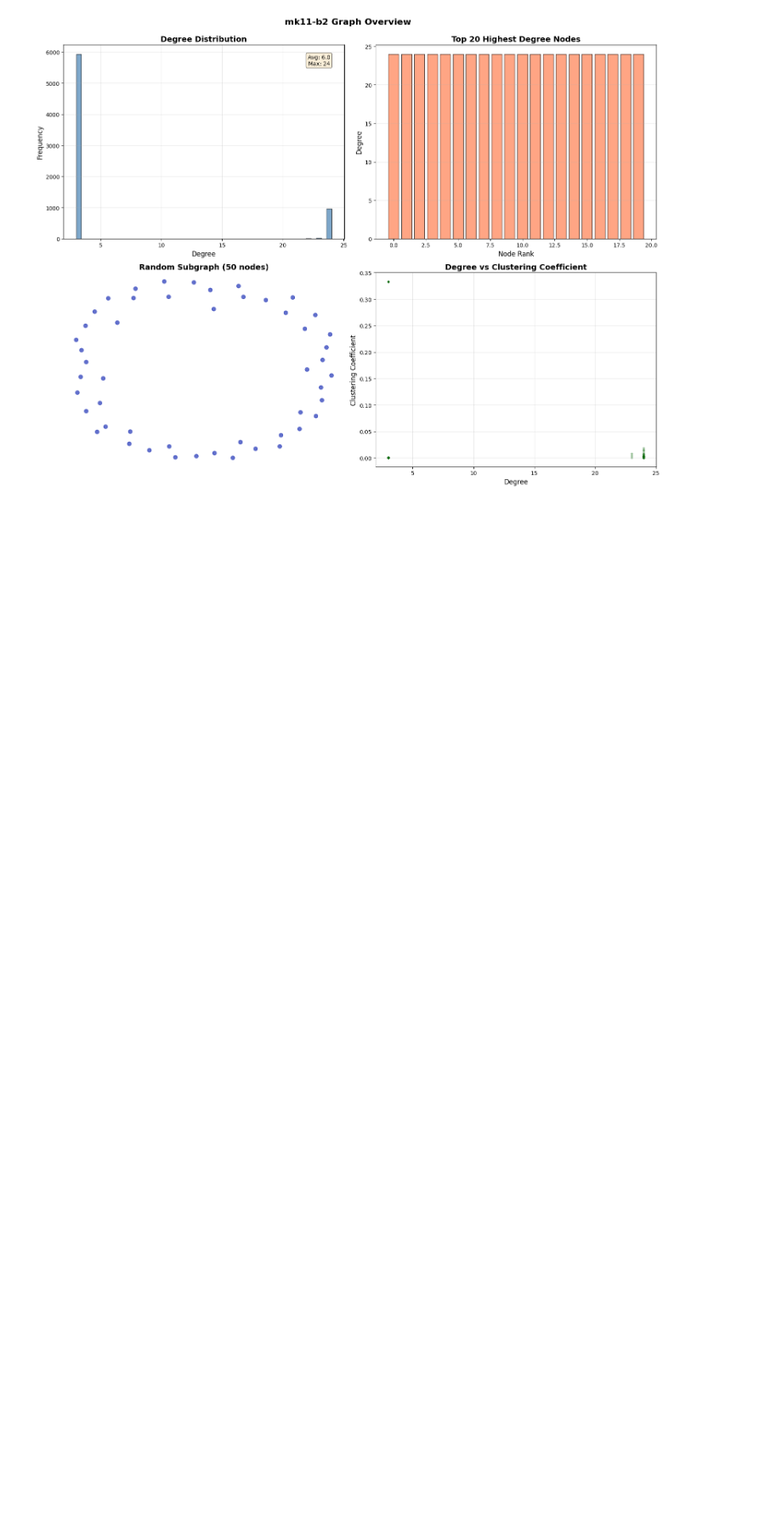
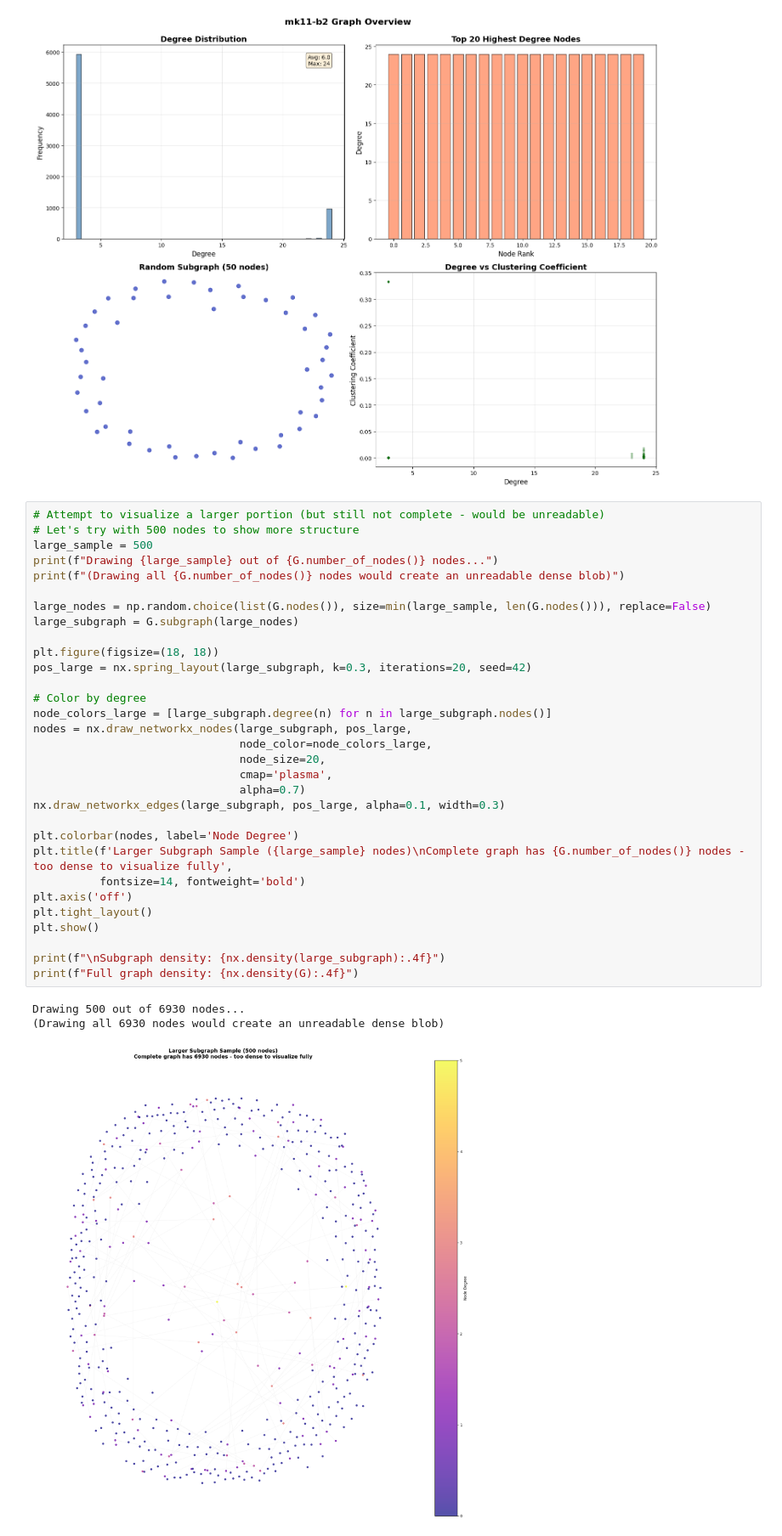
Before and after one commit to mintcd/discrete-optimization-project, a Jupyter notebook: src/main.ipynb, the cells around one changed output. Shown at 85% size. Drawn from its saved outputs; the diff is of its cells as text; blank space fills up the shorter version.

```diff
--- a/src/main.ipynb
+++ b/src/main.ipynb
@@ -216,3 +216,38 @@ plt.tight_layout()
 plt.show()
 # %% [output]
 [figure]
+# %%
+# Attempt to visualize a larger portion (but still not complete - would be unreadable)
+# Let's try with 500 nodes to show more structure
+large_sample = 500
+print(f"Drawing {large_sample} out of {G.number_of_nodes()} nodes...")
+print(f"(Drawing all {G.number_of_nodes()} nodes would create an unreadable dense blob)")
+
+large_nodes = np.random.choice(list(G.nodes()), size=min(large_sample, len(G.nodes())), replace=False)
+large_subgraph = G.subgraph(large_nodes)
+
+plt.figure(figsize=(18, 18))
+pos_large = nx.spring_layout(large_subgraph, k=0.3, iterations=20, seed=42)
+
+# Color by degree
+node_colors_large = [large_subgraph.degree(n) for n in large_subgraph.nodes()]
+nodes = nx.draw_networkx_nodes(large_subgraph, pos_large,
+                               node_color=node_colors_large,
+                               node_size=20,
+                               cmap='plasma',
+                               alpha=0.7)
+nx.draw_networkx_edges(large_subgraph, pos_large, alpha=0.1, width=0.3)
+
+plt.colorbar(nodes, label='Node Degree')
+plt.title(f'Larger Subgraph Sample ({large_sample} nodes)\nComplete graph has {G.number_of_nodes()} nodes - too dense to visualize fully',
+          fontsize=14, fontweight='bold')
+plt.axis('off')
+plt.tight_layout()
+plt.show()
+
+print(f"\nSubgraph density: {nx.density(large_subgraph):.4f}")
+print(f"Full graph density: {nx.density(G):.4f}")
+# %% [output]
+Drawing 500 out of 6930 nodes...
+(Drawing all 6930 nodes would create an unreadable dense blob)
+[figure, added]
```
Also changed, not shown: parts of 1 cell of this notebook.
